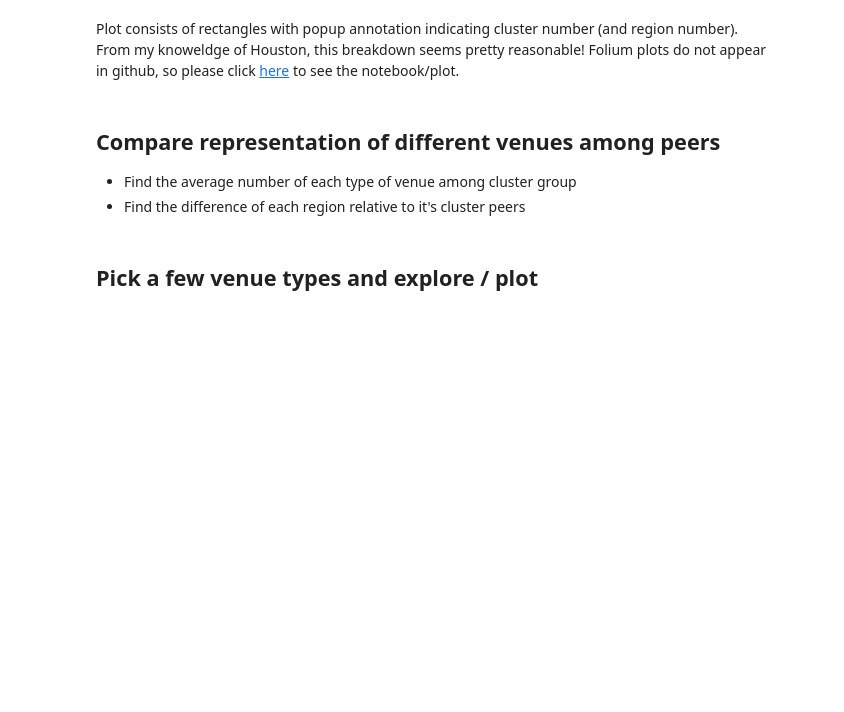
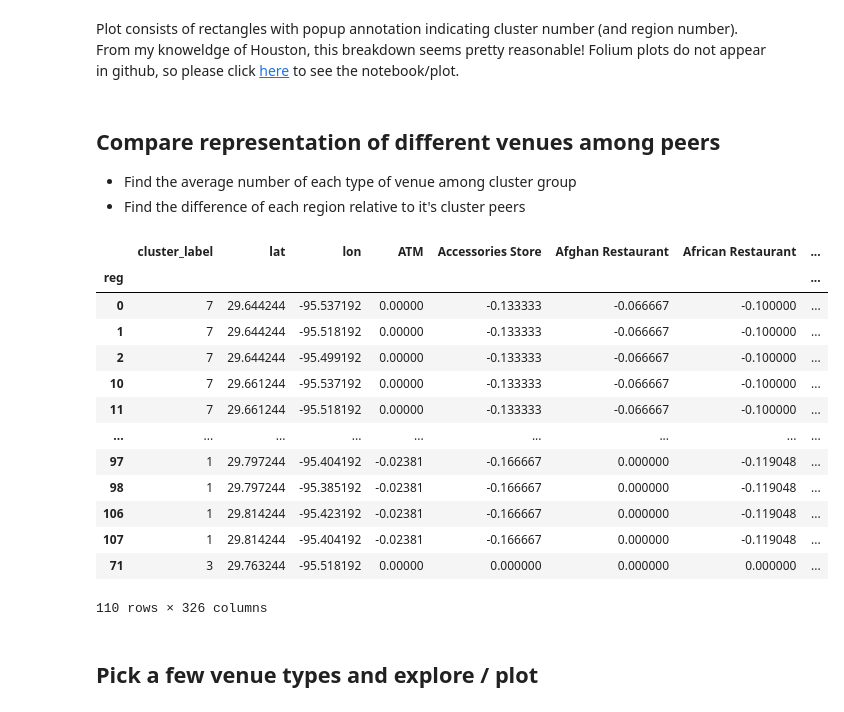
Before and after one commit to mehlmanmichael/Coursera_Capstone, a Jupyter notebook: Week4.ipynb, the cells around one changed output. Saved outputs shown, nothing was run; the diff lists cells and outputs as text; code cells hidden in the pictures; blank space fills up the shorter version.

```diff
--- a/Week4.ipynb
+++ b/Week4.ipynb
@@ -201,12 +220,29 @@ Plot consists of rectangles with popup annotation indicating cluster number (and
 # %%
 v_rep = onehot.groupby('reg').sum().astype(float)
 cols = v_rep.columns
 v_rep = regs_venues_sorted[['reg','cluster_label']].join(merged[['lat', 'lon']].join(v_rep))
 v_rep_mean = v_rep.groupby('cluster_label').mean().iloc[:,3:]
 v_rep = v_rep.merge(v_rep_mean, on='cluster_label', suffixes=['', '_avg']).set_index('reg')
 for col in cols:
   v_rep[col] = v_rep[col]-v_rep[col+'_avg']
+v_rep_wa = v_rep
 v_rep = v_rep.drop([x+'_avg' for x in cols], axis=1)
+v_rep
+# %% [output]
+|  | cluster_label | lat | lon | ATM | Accessories Store | Afghan Restaurant | African Restaurant | ... |
+| reg |  |  |  |  |  |  |  | ... |
+| 0 | 7 | 29.644244 | -95.537192 | 0.00000 | -0.133333 | -0.066667 | -0.100000 | ... |
+| 1 | 7 | 29.644244 | -95.518192 | 0.00000 | -0.133333 | -0.066667 | -0.100000 | ... |
+| 2 | 7 | 29.644244 | -95.499192 | 0.00000 | -0.133333 | -0.066667 | -0.100000 | ... |
+| 10 | 7 | 29.661244 | -95.537192 | 0.00000 | -0.133333 | -0.066667 | -0.100000 | ... |
+| 11 | 7 | 29.661244 | -95.518192 | 0.00000 | -0.133333 | -0.066667 | -0.100000 | ... |
+| ... | ... | ... | ... | ... | ... | ... | ... | ... |
+| 97 | 1 | 29.797244 | -95.404192 | -0.02381 | -0.166667 | 0.000000 | -0.119048 | ... |
+| 98 | 1 | 29.797244 | -95.385192 | -0.02381 | -0.166667 | 0.000000 | -0.119048 | ... |
+| 106 | 1 | 29.814244 | -95.423192 | -0.02381 | -0.166667 | 0.000000 | -0.119048 | ... |
+| 107 | 1 | 29.814244 | -95.404192 | -0.02381 | -0.166667 | 0.000000 | -0.119048 | ... |
+| 71 | 3 | 29.763244 | -95.518192 | 0.00000 | 0.000000 | 0.000000 | 0.000000 | ... |
+110 rows × 326 columns
 # %% [markdown]
 ## Pick a few venue types and explore / plot
 # %% [markdown]
```
Also changed, not shown: parts of 11 cells of this notebook.
